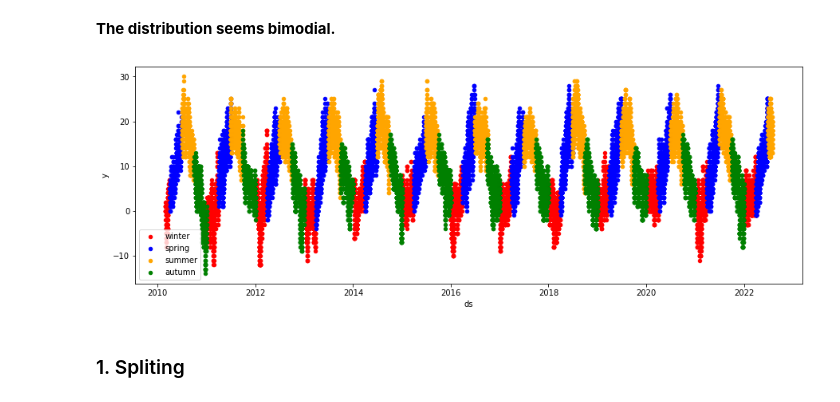
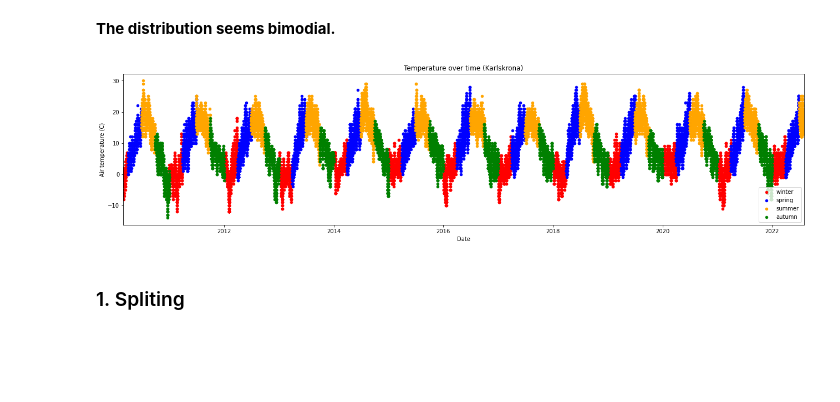
Before and after one commit to Peshkatar/prophet-weather-forecast, a Jupyter notebook: model.ipynb, the cells around one changed output. Cells and saved outputs as stored; diff of their text form; code cells hidden in the pictures; blank space fills up the shorter version.

Commit message:
plot resizing

```diff
--- a/model.ipynb
+++ b/model.ipynb
@@ -118,23 +120,28 @@ sns.histplot(data=weather, x="y");
 **The distribution seems bimodial.**
 # %%
 # Create a figure and axis object.
-fig, ax = plt.subplots(figsize=(15, 5))
+fig, ax = plt.subplots(figsize=(22, 5))
 
 # Create a new feature: season.
 temp = weather.assign(season=(((weather["ds"]).dt.month - 1) // 3))
 
 # Map discrete values to their corresponding categories.
 maping = {0: "winter", 1: "spring", 2: "summer", 3: "autumn"}
 temp["season"] = temp.season.map(maping)
 
 # Create plot and color according to season.
 temp.query("season == 'winter'").plot(kind="scatter", x="ds", y="y", color="red", label="winter", ax=ax)
 temp.query("season == 'spring'").plot(kind="scatter", x="ds", y="y", color="blue", label="spring", ax=ax)
 temp.query("season == 'summer'").plot(kind="scatter", x="ds", y="y", color="orange", label="summer", ax=ax)
 temp.query("season == 'autumn'").plot(kind="scatter", x="ds", y="y", color="green", label="autumn", ax=ax)
+
+# Configure plot.
+ax.set(xlabel="Date", ylabel="Air temperature (C)", title="Temperature over time (Karlskrona)", xlim=(temp["ds"].min(), temp["ds"].max()))
+
+# Show plot.
 plt.show()
 # %% [output]
-[figure, old version]
+[figure, new version]
 # %% [markdown]
 ### 1. Spliting
 # %%
```
Also changed, not shown: parts of 2 cells of this notebook.
